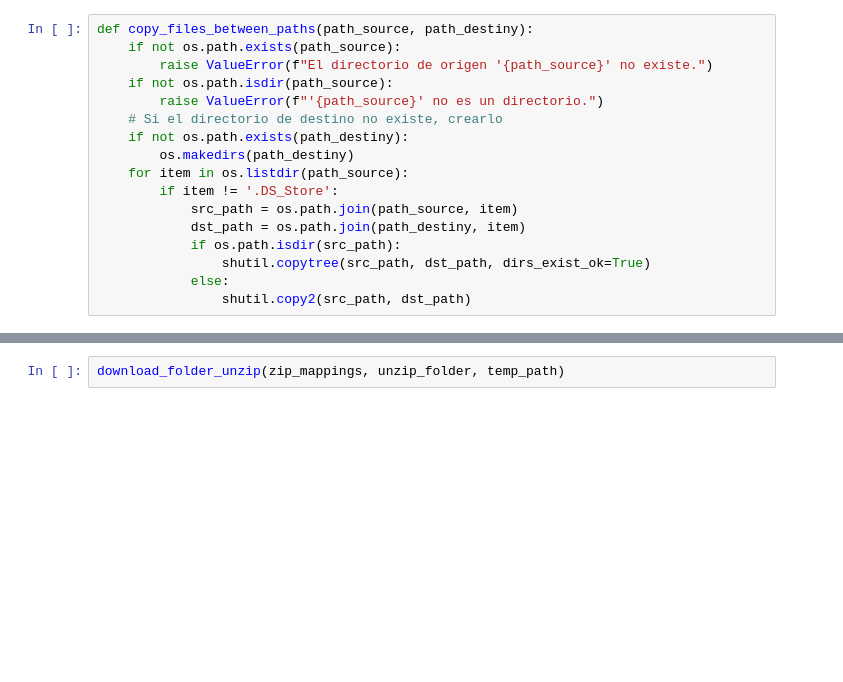
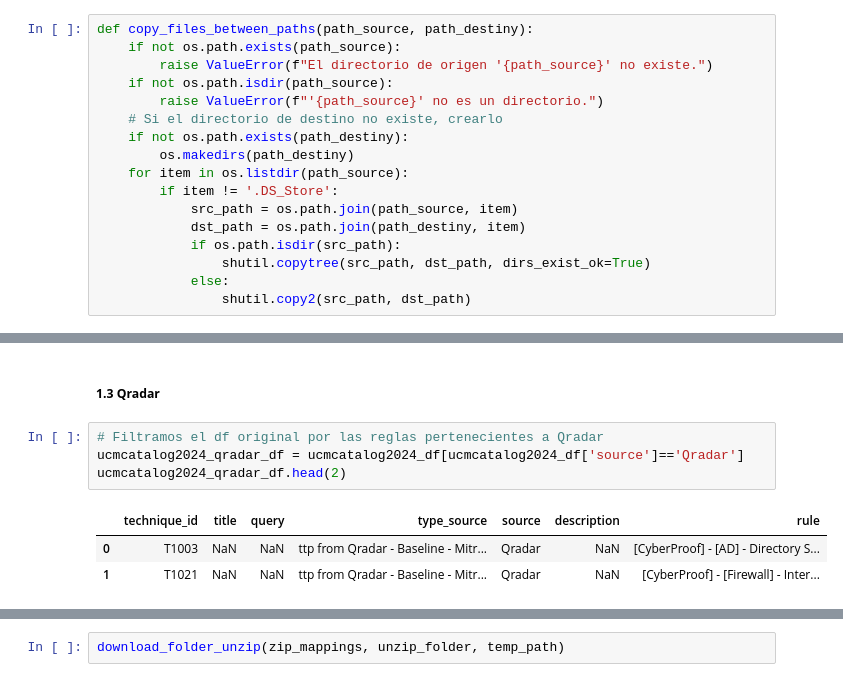
Before and after one commit to cyberauditor-framework/Mitre-Detections-Rules-Framework, a Jupyter notebook: get_rules_and_classify_by_ttp/get_rules_and_classify_by_ttp.ipynb, the cells around one changed output, grey strips where cells are left out. Saved outputs shown, nothing was run; the diff lists cells and outputs as text; blank space fills up the shorter version.

```diff
--- a/get_rules_and_classify_by_ttp/get_rules_and_classify_by_ttp.ipynb
+++ b/get_rules_and_classify_by_ttp/get_rules_and_classify_by_ttp.ipynb
@@ -193,0 +696,10 @@ def count_duplicate_rules(paths):
+# %% [markdown]
+##### **1.3 Qradar**
+# %%
+# Filtramos el df original por las reglas pertenecientes a Qradar
+ucmcatalog2024_qradar_df = ucmcatalog2024_df[ucmcatalog2024_df['source']=='Qradar']
+ucmcatalog2024_qradar_df.head(2)
+# %% [output]
+|  | technique_id | title | query | type_source | source | description | rule |
+| 0 | T1003 | NaN | NaN | ttp from Qradar - Baseline - Mitr... | Qradar | NaN | [CyberProof] - [AD] - Directory S... |
+| 1 | T1021 | NaN | NaN | ttp from Qradar - Baseline - Mitr... | Qradar | NaN | [CyberProof] - [Firewall] - Inter... |
```
Also changed, not shown: parts of 179 cells of this notebook.
